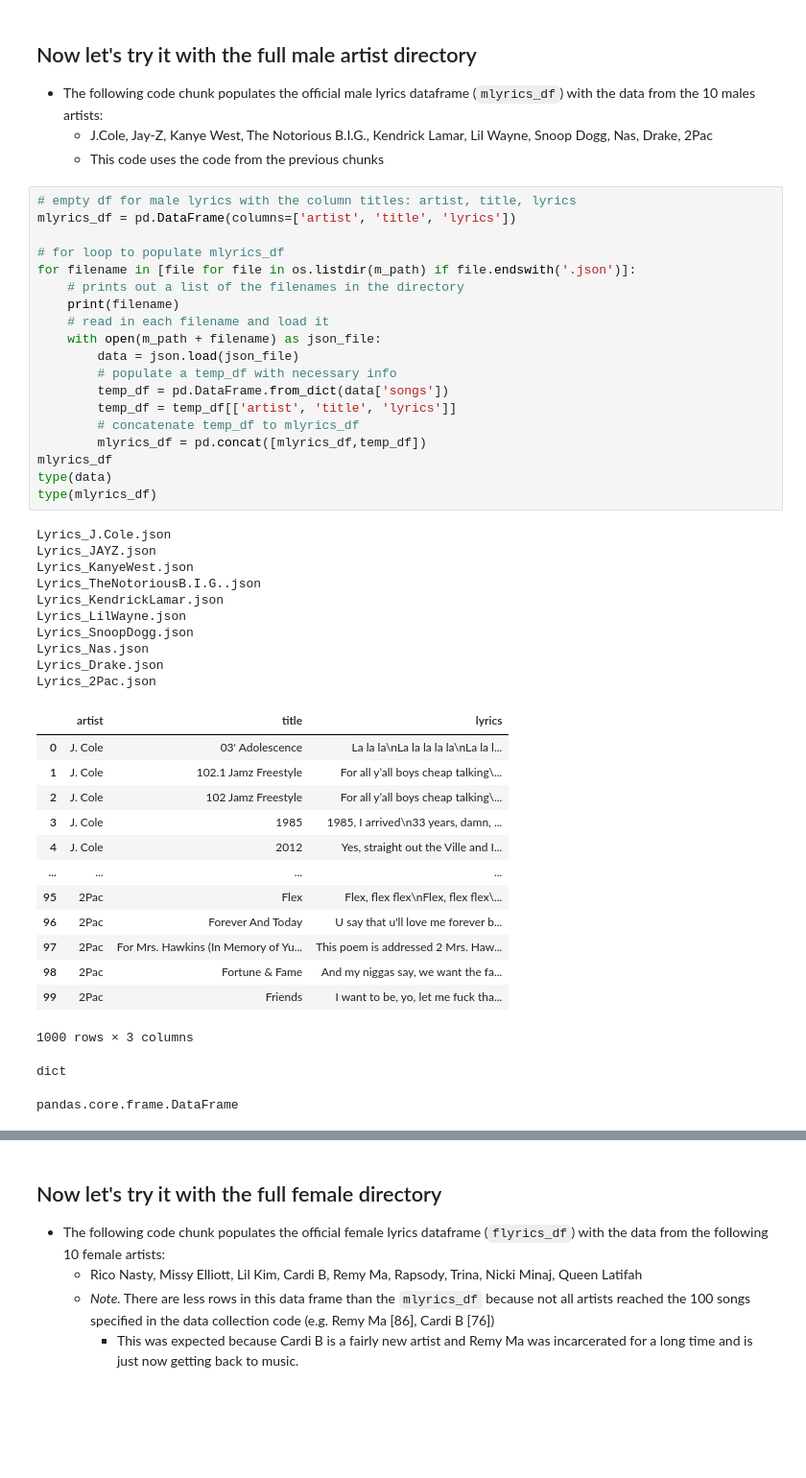
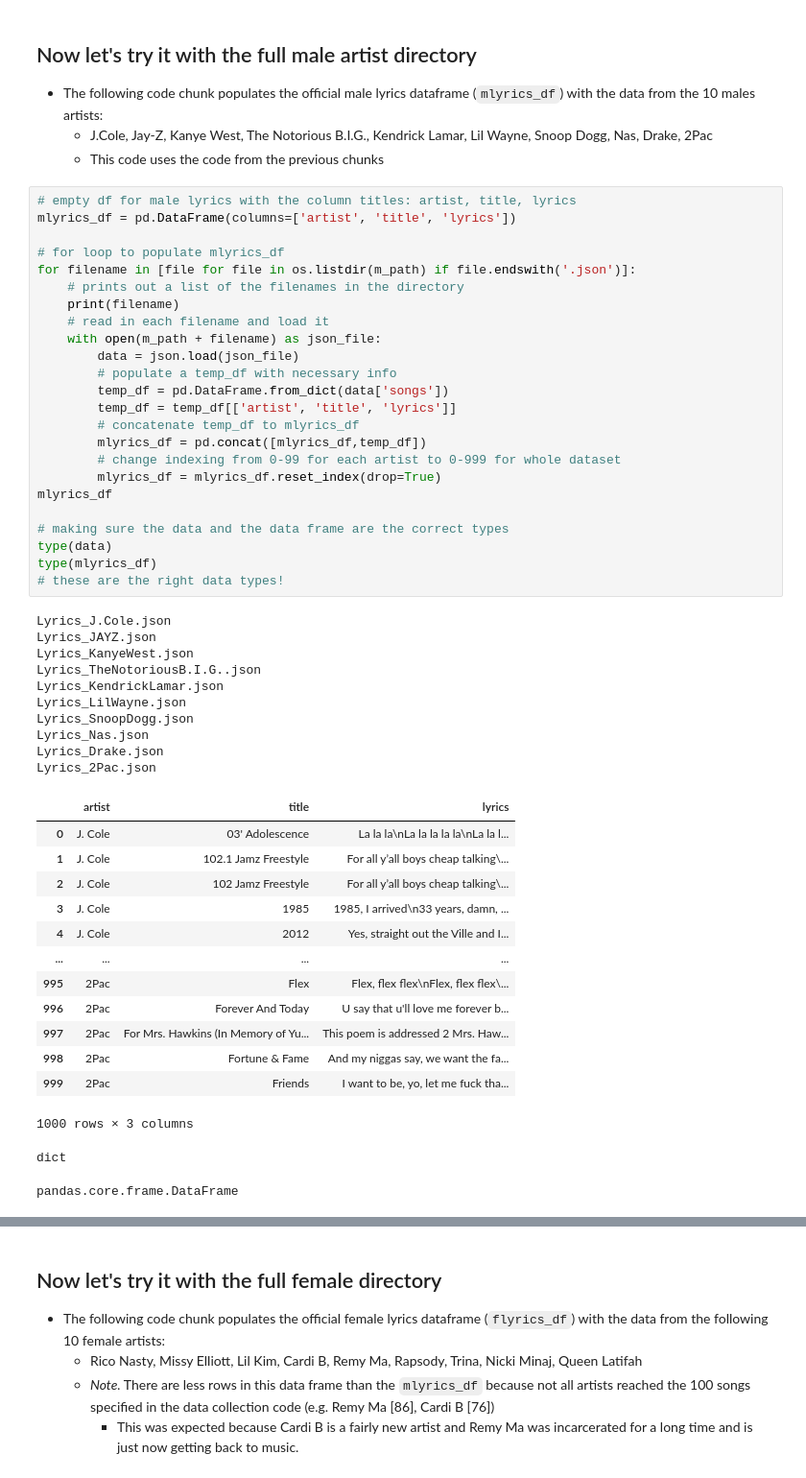
Before and after one commit to Data-Science-for-Linguists-2021/Rapper_Topic_Modeling, a Jupyter notebook: lyrical_data_analysis.ipynb, the cells around one changed output, grey strips where cells are left out. Shown at 96% size. Cells and saved outputs as stored; diff of their text form; blank space fills up the shorter version.

Commit message:
data exploration

```diff
--- a/lyrical_data_analysis.ipynb
+++ b/lyrical_data_analysis.ipynb
@@ -56,38 +56,43 @@ for filename in [file for file in os.listdir(m_path) if file.endswith('.json')]:
     print(filename)
     # read in each filename and load it
     with open(m_path + filename) as json_file:
         data = json.load(json_file)
         # populate a temp_df with necessary info
         temp_df = pd.DataFrame.from_dict(data['songs'])
         temp_df = temp_df[['artist', 'title', 'lyrics']]
         # concatenate temp_df to mlyrics_df
         mlyrics_df = pd.concat([mlyrics_df,temp_df])
+        # change indexing from 0-99 for each artist to 0-999 for whole dataset
+        mlyrics_df = mlyrics_df.reset_index(drop=True)
 mlyrics_df
+
+# making sure the data and the data frame are the correct types
 type(data)
 type(mlyrics_df)
+# these are the right data types!
 # %% [output]
 Lyrics_J.Cole.json
 Lyrics_JAYZ.json
 Lyrics_KanyeWest.json
 Lyrics_TheNotoriousB.I.G..json
 Lyrics_KendrickLamar.json
 Lyrics_LilWayne.json
 Lyrics_SnoopDogg.json
 Lyrics_Nas.json
 Lyrics_Drake.json
 Lyrics_2Pac.json
 |  | artist | title | lyrics |
 | 0 | J. Cole | 03' Adolescence | La la la\nLa la la la la\nLa la l... |
 | 1 | J. Cole | 102.1 Jamz Freestyle | For all y’all boys cheap talking\... |
 | 2 | J. Cole | 102 Jamz Freestyle | For all y’all boys cheap talking\... |
 | 3 | J. Cole | 1985 | 1985, I arrived\n33 years, damn, ... |
 | 4 | J. Cole | 2012 | Yes, straight out the Ville and I... |
 | ... | ... | ... | ... |
-| 95 | 2Pac | Flex | Flex, flex flex\nFlex, flex flex\... |
-| 96 | 2Pac | Forever And Today | U say that u'll love me forever b... |
-| 97 | 2Pac | For Mrs. Hawkins (In Memory of Yu... | This poem is addressed 2 Mrs. Haw... |
-| 98 | 2Pac | Fortune & Fame | And my niggas say, we want the fa... |
-| 99 | 2Pac | Friends | I want to be, yo, let me fuck tha... |
+| 995 | 2Pac | Flex | Flex, flex flex\nFlex, flex flex\... |
+| 996 | 2Pac | Forever And Today | U say that u'll love me forever b... |
+| 997 | 2Pac | For Mrs. Hawkins (In Memory of Yu... | This poem is addressed 2 Mrs. Haw... |
+| 998 | 2Pac | Fortune & Fame | And my niggas say, we want the fa... |
+| 999 | 2Pac | Friends | I want to be, yo, let me fuck tha... |
 1000 rows × 3 columns
 dict
 pandas.core.frame.DataFrame
```
Also changed, not shown: parts of 30 cells of this notebook.
